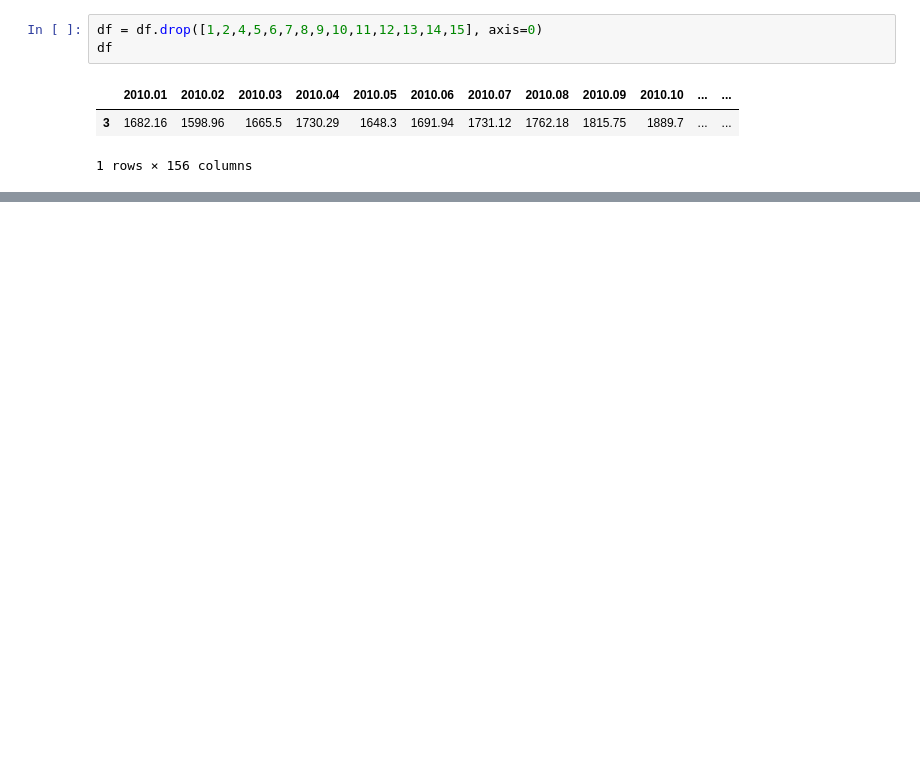
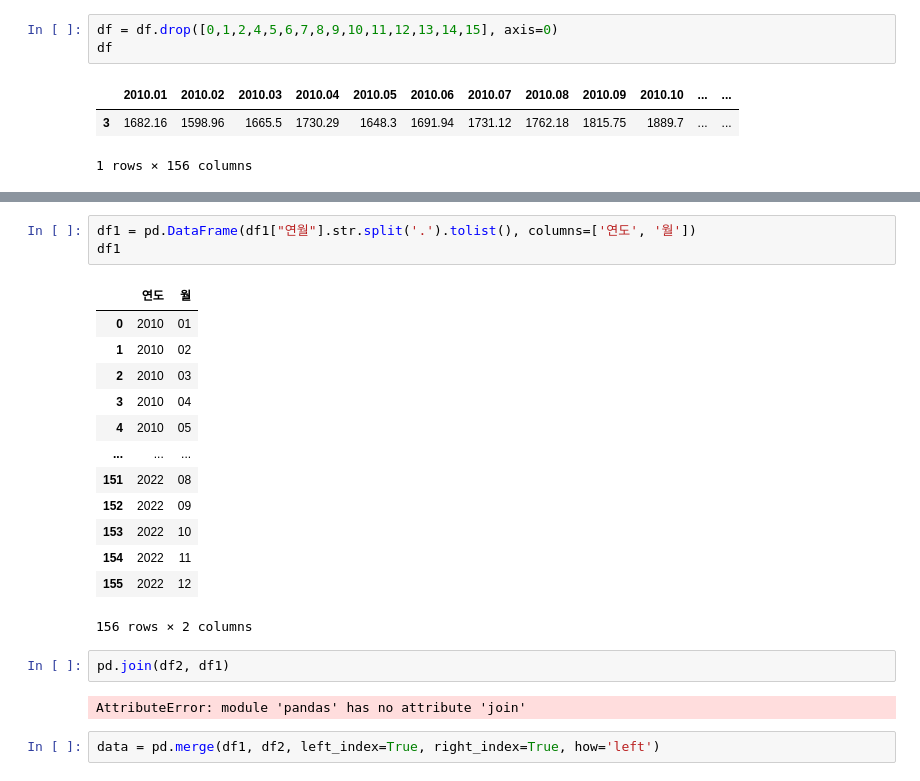
Before and after one commit to ThatHomr/project_2, a Jupyter notebook: project_2_file/z_ssh/data/코스피.ipynb, the cells around one changed output, grey strips where cells are left out. Cells and saved outputs as stored; diff of their text form; blank space fills up the shorter version.

```diff
--- a/project_2_file/z_ssh/data/코스피.ipynb
+++ b/project_2_file/z_ssh/data/코스피.ipynb
@@ -27,5 +50,5 @@ df = df.drop(['주가구분별(3)'], axis=1)
 # %%
-df = df.drop([1,2,4,5,6,7,8,9,10,11,12,13,14,15], axis=0)
+df = df.drop([0,1,2,4,5,6,7,8,9,10,11,12,13,14,15], axis=0)
 df
 # %% [output]
 |  | 2010.01 | 2010.02 | 2010.03 | 2010.04 | 2010.05 | 2010.06 | 2010.07 | 2010.08 | 2010.09 | 2010.10 | ... | ... |
@@ -72,0 +131,23 @@ Index(['코스피 지수 평균값'], dtype='object')
+# %%
+df1 = pd.DataFrame(df1["연월"].str.split('.').tolist(), columns=['연도', '월'])
+df1
+# %% [output]
+|  | 연도 | 월 |
+| 0 | 2010 | 01 |
+| 1 | 2010 | 02 |
+| 2 | 2010 | 03 |
+| 3 | 2010 | 04 |
+| 4 | 2010 | 05 |
+| ... | ... | ... |
+| 151 | 2022 | 08 |
+| 152 | 2022 | 09 |
+| 153 | 2022 | 10 |
+| 154 | 2022 | 11 |
+| 155 | 2022 | 12 |
+156 rows × 2 columns
+# %%
+pd.join(df2, df1)
+# %% [output]
+AttributeError: module 'pandas' has no attribute 'join'
+# %%
+data = pd.merge(df1, df2, left_index=True, right_index=True, how='left')
```
Also changed, not shown: parts of 14 cells of this notebook, 1 other file.
